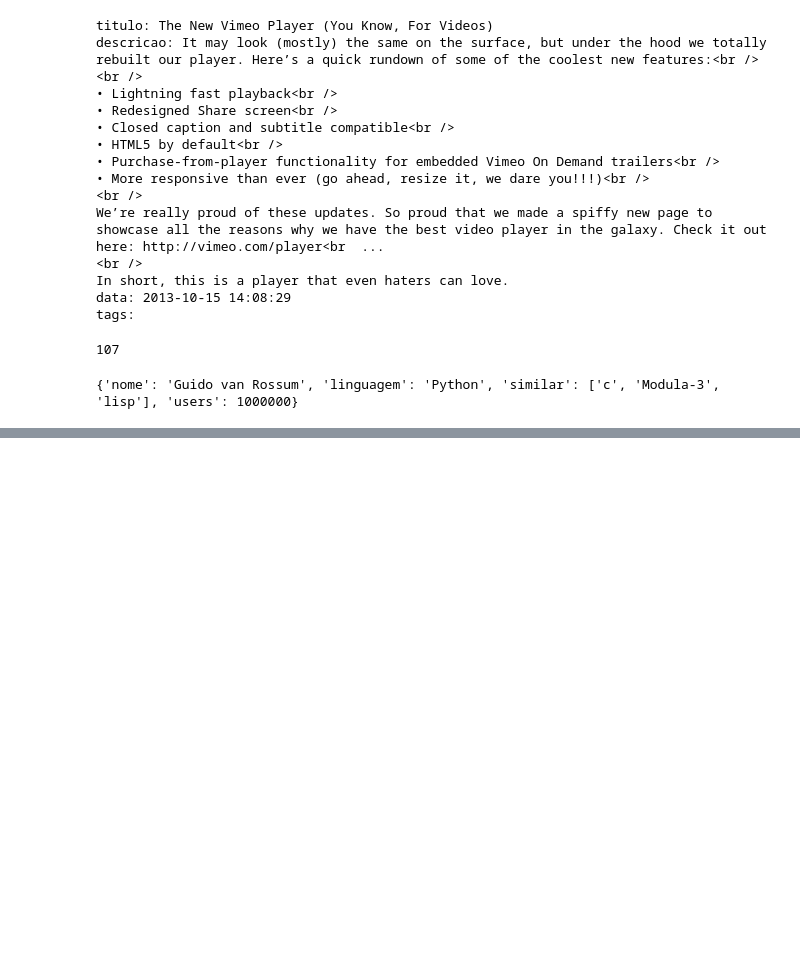
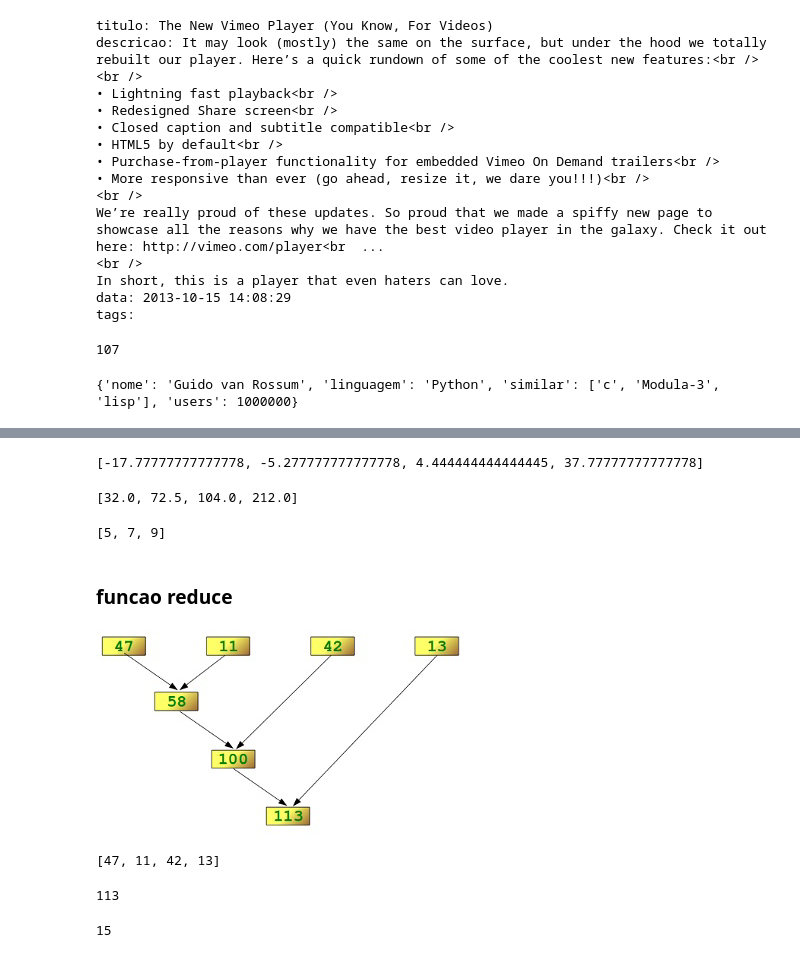
Before and after one commit to dotlincu/dsa-fundamentals, a Jupyter notebook: cap06.ipynb, the cells around one changed output, grey strips where cells are left out. Drawn from its saved outputs; the diff is of its cells as text; code cells hidden in the pictures; blank space fills up the shorter version.

```diff
--- a/cap06.ipynb
+++ b/cap06.ipynb
@@ -349,0 +417,17 @@ print(dados)
+# %%
+list(map(celsius, temperaturas))
+# %% [output]
+[-17.77777777777778, -5.277777777777778, 4.444444444444445, 37.77777777777778]
+# %%
+map(lambda x: (9.0/5.0) * x + 32, temperaturas)
+list(map(lambda x: (9.0/5.0) * x + 32, temperaturas))
+# %% [output]
+[32.0, 72.5, 104.0, 212.0]
+# %%
+a = [1,2,3]
+b = [4,5,6]
+list(map(lambda x, y: x+y, a , b))
+# %% [output]
+[5, 7, 9]
+# %% [markdown]
+### funcao reduce
@@ -349,0 +436,10 @@ print(dados)
+# %%
+from IPython.display import Image
+Image(filename='cap06/arquivos/reduce.png')
+# %% [output]
+[figure, added]
+# %%
+lista = [47,11,42,13]
+lista
+# %% [output]
+[47, 11, 42, 13]
@@ -349,0 +449,9 @@ print(dados)
+# %%
+reduce(soma, lista)
+# %% [output]
+113
+# %%
+lst = [1,2,3,4,5]
+reduce(lambda x, y: x+y, lst)
+# %% [output]
+15
```
Also changed, not shown: parts of 60 cells of this notebook.
